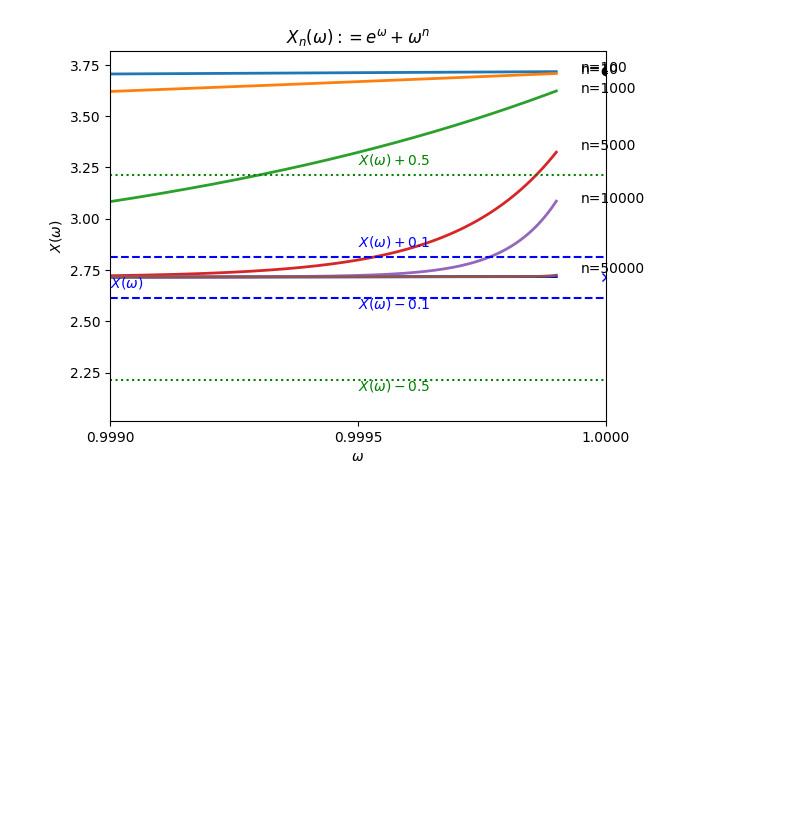
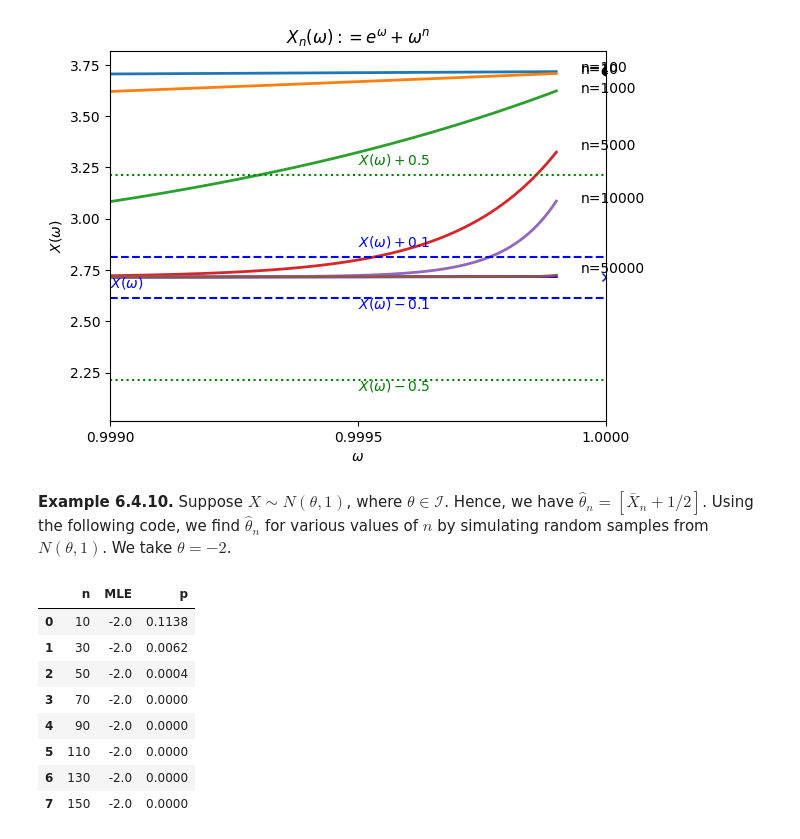
Before and after one commit to Bharat-Jambhulkar/Almost-Surely, a Jupyter notebook: concepts/Chapter 6/notebook.ipynb, the cells around one changed output. Cells and saved outputs as stored; diff of their text form; code cells hidden in the pictures; blank space fills up the shorter version.

Commit message:
Add Example 6.4.10: MLE simulation
Insert Example 6.4.10 into Chapter 6 notebook

```diff
--- a/concepts/Chapter 6/notebook.ipynb
+++ b/concepts/Chapter 6/notebook.ipynb
@@ -126,3 +126,39 @@ ax.plot(1, Xnw(100, 1), marker='o', color='black')
 plt.show()
 # %% [output]
 [figure]
+# %% [markdown]
+**Example 6.4.10.**
+Suppose $X \sim N(\theta, 1)$, where $\theta \in \mathcal{I}$. Hence, we have
+$\hat{\theta}_n = \left[ \bar{X}_n + 1/2 \right]$.
+Using the following code, we find $\hat{\theta}_n$ for various values of $n$ by simulating random samples from $N(\theta, 1)$. We take $\theta = -2$.
+# %%
+import numpy as np
+from scipy.stats import norm
+import pandas as pd
+th = -2
+nvec = np.arange(10,170,step=20)
+mle = np.zeros(len(nvec))
+# %%
+p = np.zeros(len(nvec))
+# %%
+for i in range(len(nvec)):
+    n = nvec[i]
+    sample = np.random.normal(loc=th, scale=1, size=n)
+    mle[i] = np.floor(np.mean(sample)+0.5)
+    p[i] = 2*norm.cdf(-0.5*n**0.5)
+
+
+d = pd.DataFrame({"n":nvec,"MLE":mle,"p":p})
+d = np.round(d,4)
+# %%
+d
+# %% [output]
+|  | n | MLE | p |
+| 0 | 10 | -2.0 | 0.1138 |
+| 1 | 30 | -2.0 | 0.0062 |
+| 2 | 50 | -2.0 | 0.0004 |
+| 3 | 70 | -2.0 | 0.0000 |
+| 4 | 90 | -2.0 | 0.0000 |
+| 5 | 110 | -2.0 | 0.0000 |
+| 6 | 130 | -2.0 | 0.0000 |
+| 7 | 150 | -2.0 | 0.0000 |
```
Also changed, not shown: parts of 1 cell of this notebook.
